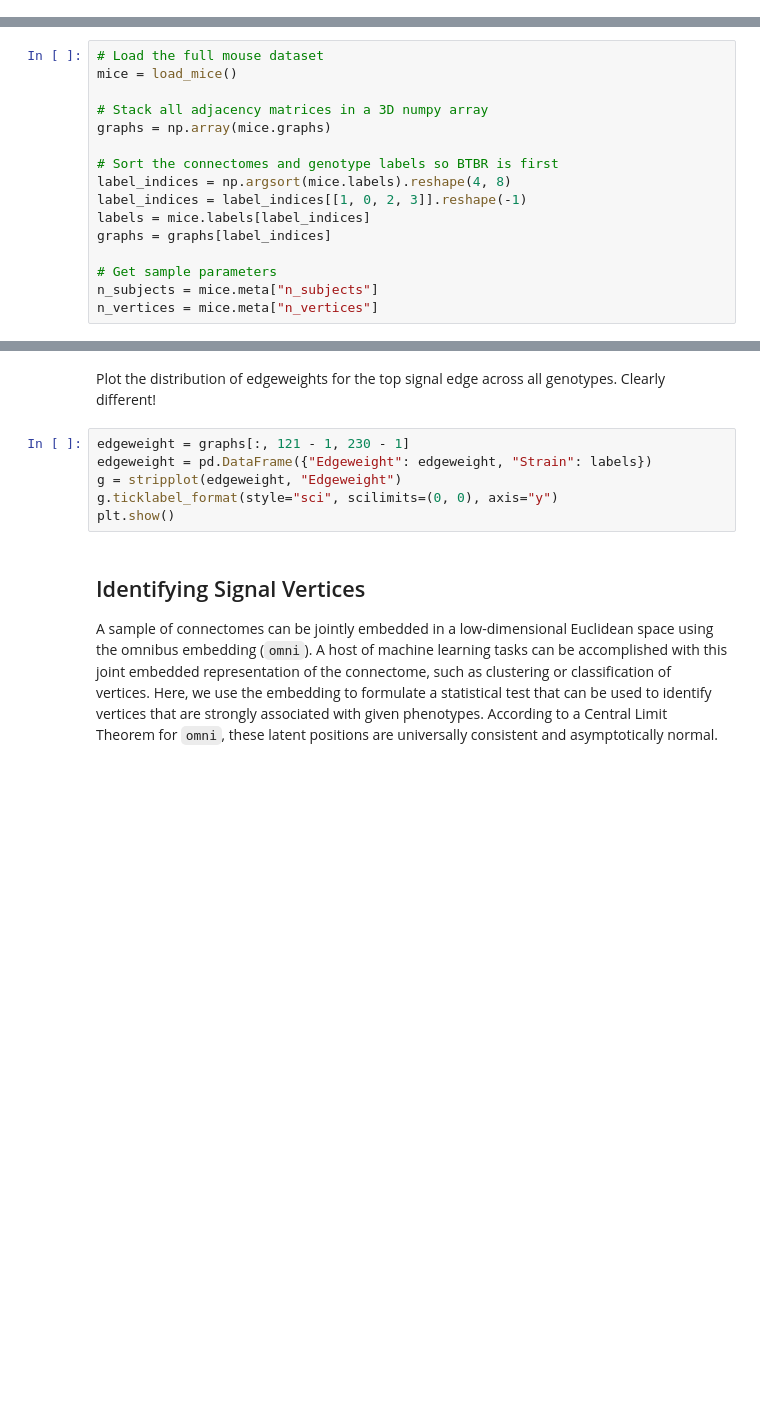
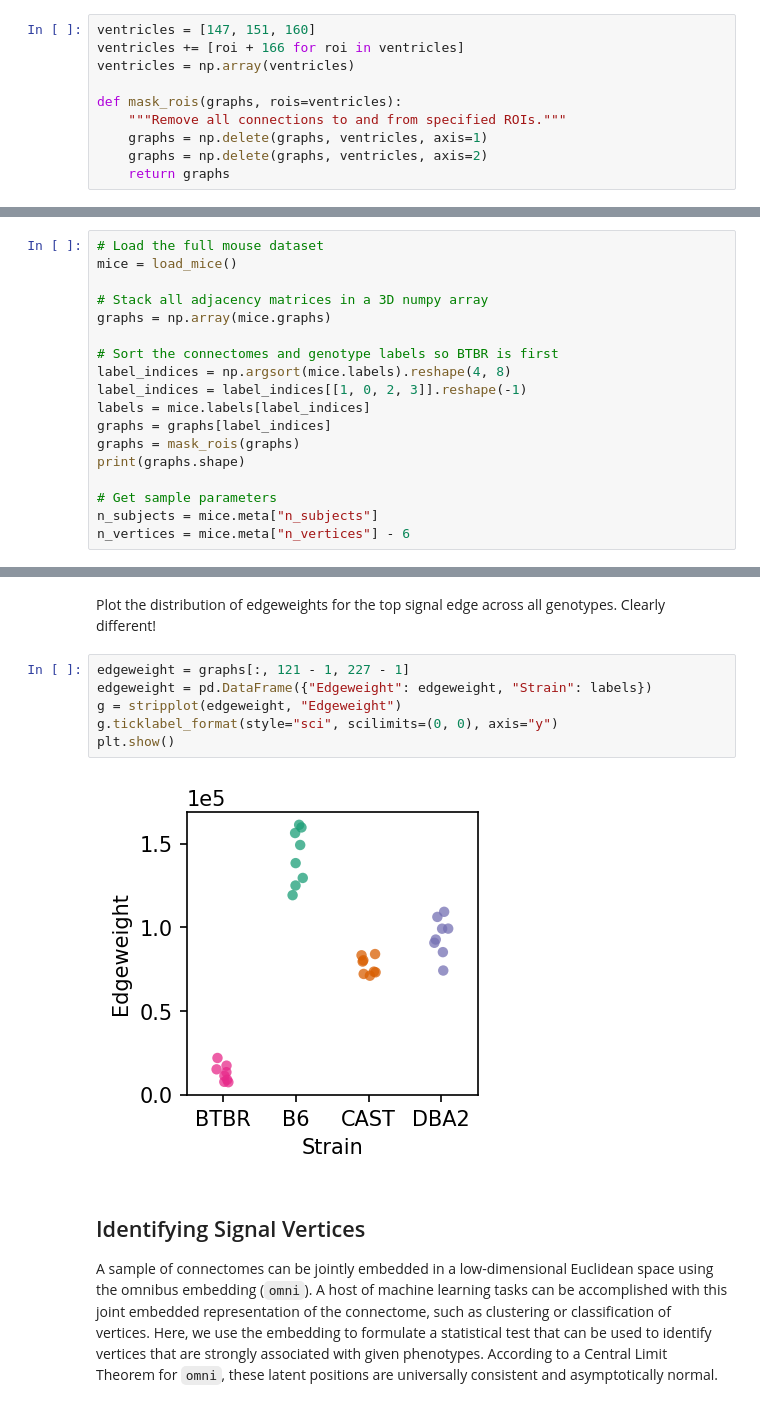
Before and after one commit to neurodata/MCC, a Jupyter notebook: code/4a_identifying_signal_components.ipynb, the cells around one changed output, grey strips where cells are left out. Drawn from its saved outputs; the diff is of its cells as text; blank space fills up the shorter version.

Commit message:
Mask the ventricles when determining signal components

```diff
--- a/code/4a_identifying_signal_components.ipynb
+++ b/code/4a_identifying_signal_components.ipynb
@@ -35,3 +37,13 @@ vertex set with a total of 332 regions of interest (ROIs) symmetrically
 distributed across the left and right hemispheres. Within a given
 hemisphere, there are seven superstructures consisting up multiple ROIs,
 resulting in a total of 14 distinct communities in each connectome.
+# %%
+ventricles = [147, 151, 160]
+ventricles += [roi + 166 for roi in ventricles]
+ventricles = np.array(ventricles)
+
+def mask_rois(graphs, rois=ventricles):
+    """Remove all connections to and from specified ROIs."""
+    graphs = np.delete(graphs, ventricles, axis=1)
+    graphs = np.delete(graphs, ventricles, axis=2)
+    return graphs
@@ -47,7 +63,9 @@ label_indices = np.argsort(mice.labels).reshape(4, 8)
 label_indices = label_indices[[1, 0, 2, 3]].reshape(-1)
 labels = mice.labels[label_indices]
 graphs = graphs[label_indices]
+graphs = mask_rois(graphs)
+print(graphs.shape)
 
 # Get sample parameters
 n_subjects = mice.meta["n_subjects"]
-n_vertices = mice.meta["n_vertices"]
+n_vertices = mice.meta["n_vertices"] - 6
@@ -174,11 +220,13 @@ def stripplot(df, data_column):
 Plot the distribution of edgeweights for the top signal edge across all genotypes.
 Clearly different!
 # %%
-edgeweight = graphs[:, 121 - 1, 230 - 1]
+edgeweight = graphs[:, 121 - 1, 227 - 1]
 edgeweight = pd.DataFrame({"Edgeweight": edgeweight, "Strain": labels})
 g = stripplot(edgeweight, "Edgeweight")
 g.ticklabel_format(style="sci", scilimits=(0, 0), axis="y")
 plt.show()
+# %% [output]
+[figure, added]
 # %% [markdown]
 ## Identifying Signal Vertices
 
```
Also changed, not shown: parts of 13 cells of this notebook, 8 other files.
